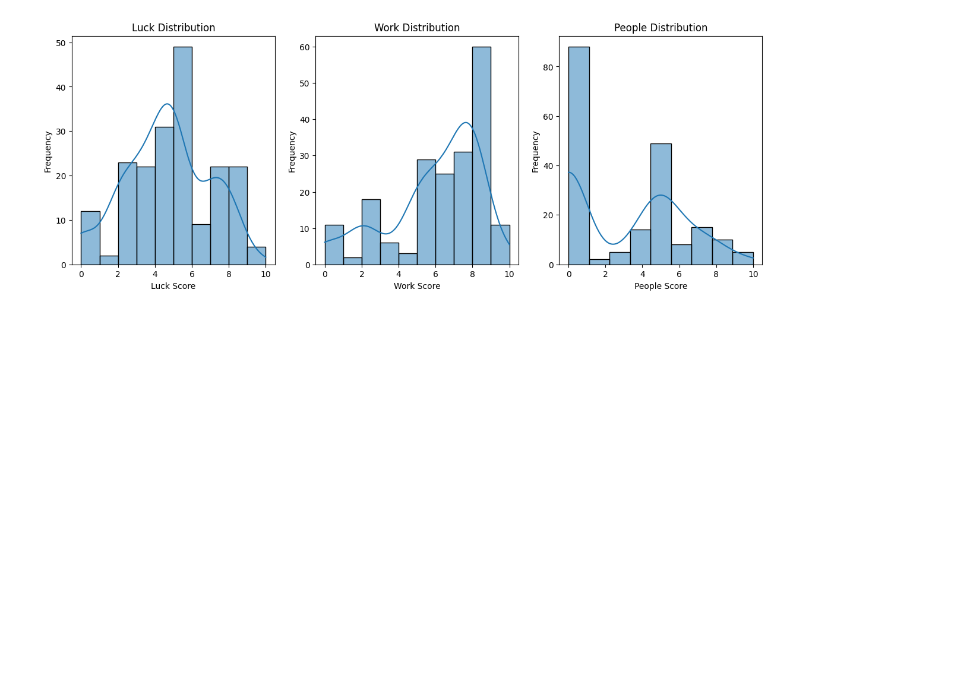
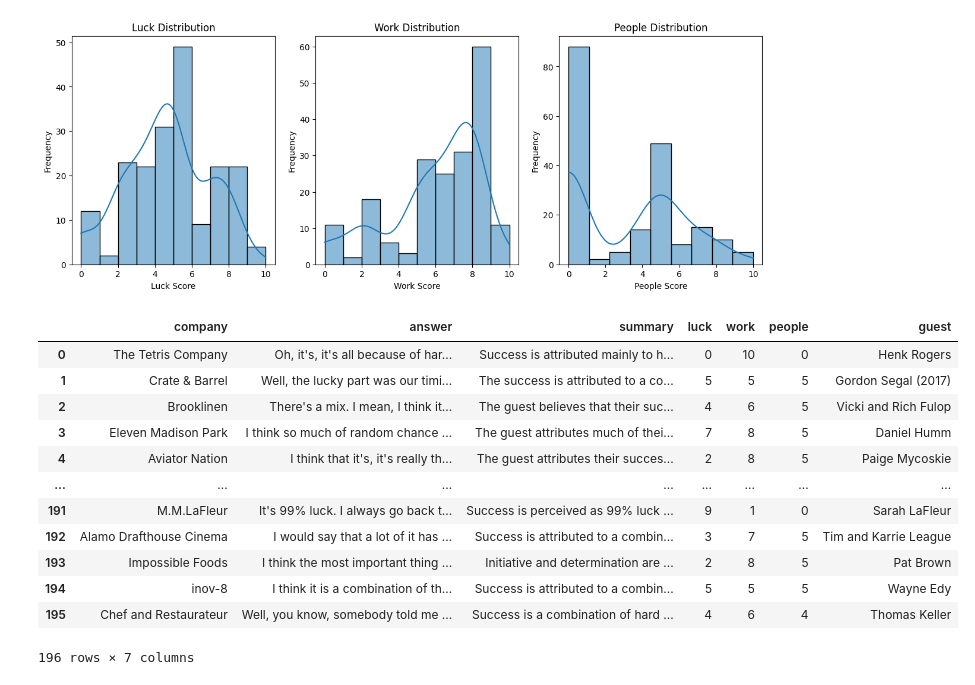
Before and after one commit to leowalker89/HIBT_NLP, a Jupyter notebook: notebooks/main_test.ipynb, the cells around one changed output. Cells and saved outputs as stored; diff of their text form; code cells hidden in the pictures; blank space fills up the shorter version.

```diff
--- a/notebooks/main_test.ipynb
+++ b/notebooks/main_test.ipynb
@@ -304,6 +238,14 @@ df = df.drop(columns="scores")
 #I need to save down the df into ../answers/
 
 df.to_csv("../answers/company_answers.csv", index=False)
+# %%
+df = pd.read_csv("../answers/company_answers_cleaned.csv")
+
+# I need to filter out the "Question/Answer not found" and "Question/Answer not found." how can i filter out both in a single line
+filtered_df = df[(df["answer"] != "Question/Answer not found") & (df["answer"] != "Question/Answer not found.")]
+
+# save the filtered dataframe to a csv
+filtered_df.to_csv("../answers/company_answers_cleaned.csv", index=False)
 # %%
 filtered_df = df[df["answer"] != "Question/Answer not found"]
 
@@ -325,3 +267,30 @@ ax[2].set_ylabel("Frequency")
 # %% [output]
 Text(0, 0.5, 'Frequency')
 [figure]
+# %%
+companies = MONGODB_COLLECTION.aggregate([
+    {"$group": {"_id": "$company", "guest": {"$first": "$guest"}}},
+    {"$project": {"_id": 0, "company": "$_id", "guest": 1}},
+])
+companies = [{"company": company["company"], "guest": company["guest"]} for company in companies]
+# %%
+# turn this into a pandas dataframe and attach guest to filtered_df
+companies_df = pd.DataFrame(companies)
+companies_df = companies_df.rename(columns={"company": "company", "guest": "guest"})
+filtered_df = filtered_df.merge(companies_df, on="company")
+# %%
+filtered_df.dropna(subset=["guest"], inplace=True)
+# %% [output]
+|  | company | answer | summary | luck | work | people | guest |
+| 0 | The Tetris Company | Oh, it's, it's all because of har... | Success is attributed mainly to h... | 0 | 10 | 0 | Henk Rogers |
+| 1 | Crate & Barrel | Well, the lucky part was our timi... | The success is attributed to a co... | 5 | 5 | 5 | Gordon Segal (2017) |
+| 2 | Brooklinen | There's a mix. I mean, I think it... | The guest believes that their suc... | 4 | 6 | 5 | Vicki and Rich Fulop |
+| 3 | Eleven Madison Park | I think so much of random chance ... | The guest attributes much of thei... | 7 | 8 | 5 | Daniel Humm |
+| 4 | Aviator Nation | I think that it's, it's really th... | The guest attributes their succes... | 2 | 8 | 5 | Paige Mycoskie |
+| ... | ... | ... | ... | ... | ... | ... | ... |
+| 191 | M.M.LaFleur | It's 99% luck. I always go back t... | Success is perceived as 99% luck ... | 9 | 1 | 0 | Sarah LaFleur |
+| 192 | Alamo Drafthouse Cinema | I would say that a lot of it has ... | Success is attributed to a combin... | 3 | 7 | 5 | Tim and Karrie League |
+| 193 | Impossible Foods | I think the most important thing ... | Initiative and determination are ... | 2 | 8 | 5 | Pat Brown |
+| 194 | inov-8 | I think it is a combination of th... | Success is attributed to a combin... | 5 | 5 | 5 | Wayne Edy |
+| 195 | Chef and Restaurateur | Well, you know, somebody told me ... | Success is a combination of hard ... | 4 | 6 | 4 | Thomas Keller |
+196 rows × 7 columns
```
Also changed, not shown: parts of 12 cells of this notebook, 1 other file.
